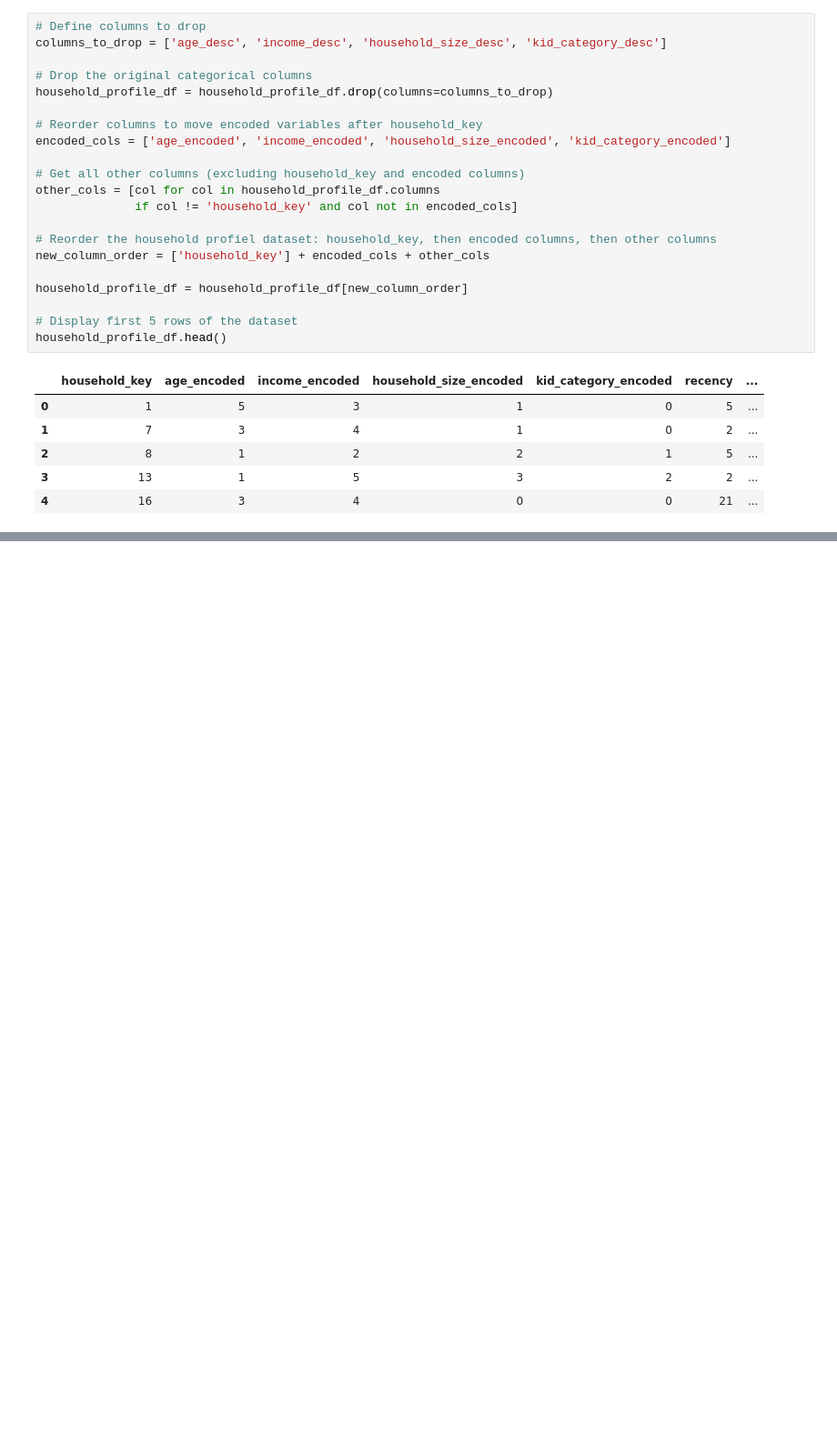
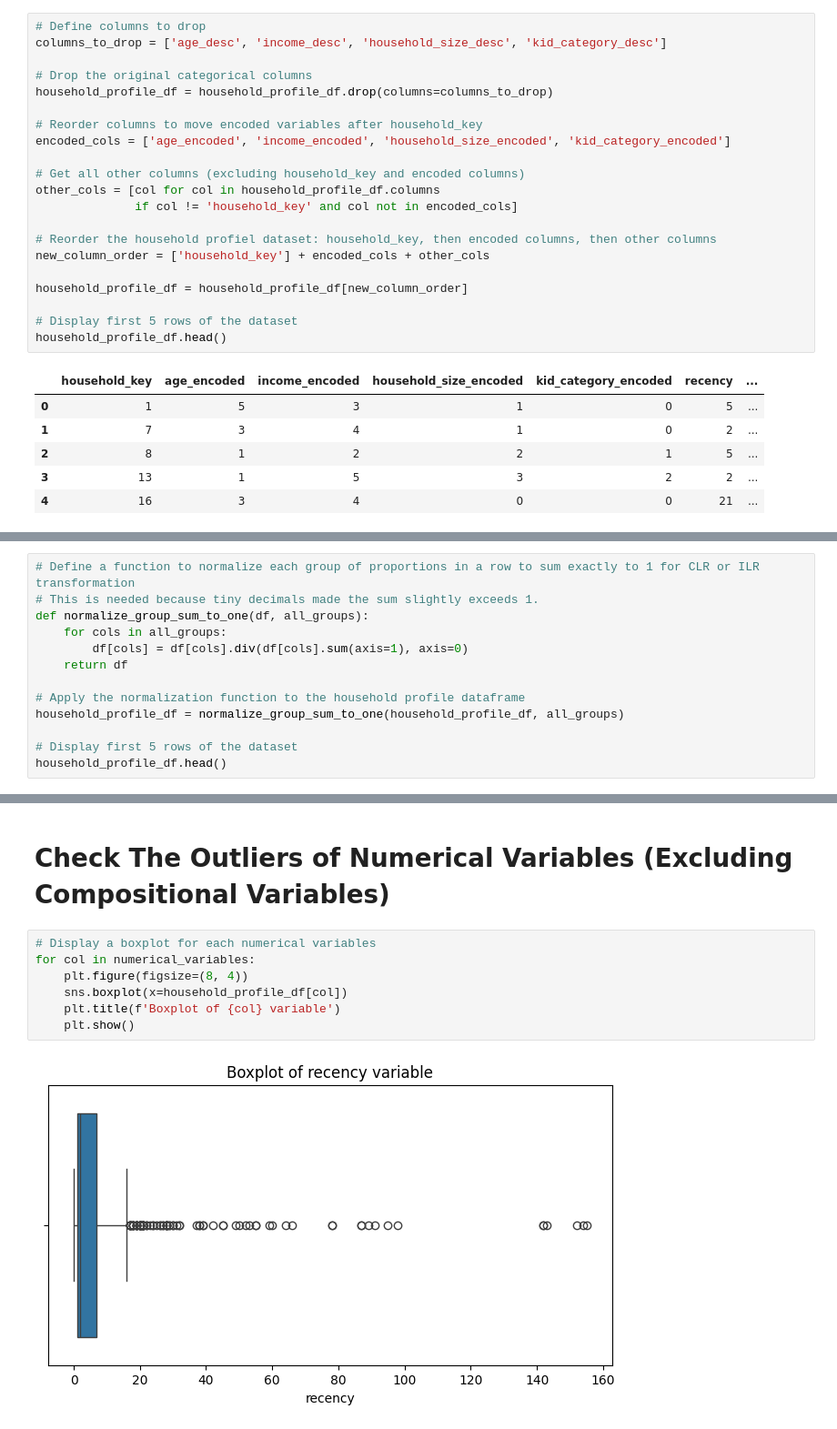
Before and after one commit to DATA601-CustSegment-Nov2025-to-Feb2026/New-CustSegment-Project, a Jupyter notebook: Customer_Segmentation_(Preprocessing).ipynb, the cells around one changed output, grey strips where cells are left out. Shown at 91% size. Cells and saved outputs as stored; diff of their text form; blank space fills up the shorter version.

```diff
--- a/Customer_Segmentation_(Preprocessing).ipynb
+++ b/Customer_Segmentation_(Preprocessing).ipynb
@@ -1655,0 +1875,13 @@ print(num_unique_households)
+# %%
+# Define a function to normalize each group of proportions in a row to sum exactly to 1 for CLR or ILR transformation
+# This is needed because tiny decimals made the sum slightly exceeds 1.
+def normalize_group_sum_to_one(df, all_groups):
+    for cols in all_groups:
+        df[cols] = df[cols].div(df[cols].sum(axis=1), axis=0)
+    return df
+
+# Apply the normalization function to the household profile dataframe
+household_profile_df = normalize_group_sum_to_one(household_profile_df, all_groups)
+
+# Display first 5 rows of the dataset
+household_profile_df.head()
@@ -1655,0 +1957,11 @@ print(num_unique_households)
+# %% [markdown]
+# Check The Outliers of Numerical Variables (Excluding Compositional Variables)
+# %%
+# Display a boxplot for each numerical variables
+for col in numerical_variables:
+    plt.figure(figsize=(8, 4))
+    sns.boxplot(x=household_profile_df[col])
+    plt.title(f'Boxplot of {col} variable')
+    plt.show()
+# %% [output]
+[figure, added]
```
Also changed, not shown: parts of 44 cells of this notebook.
